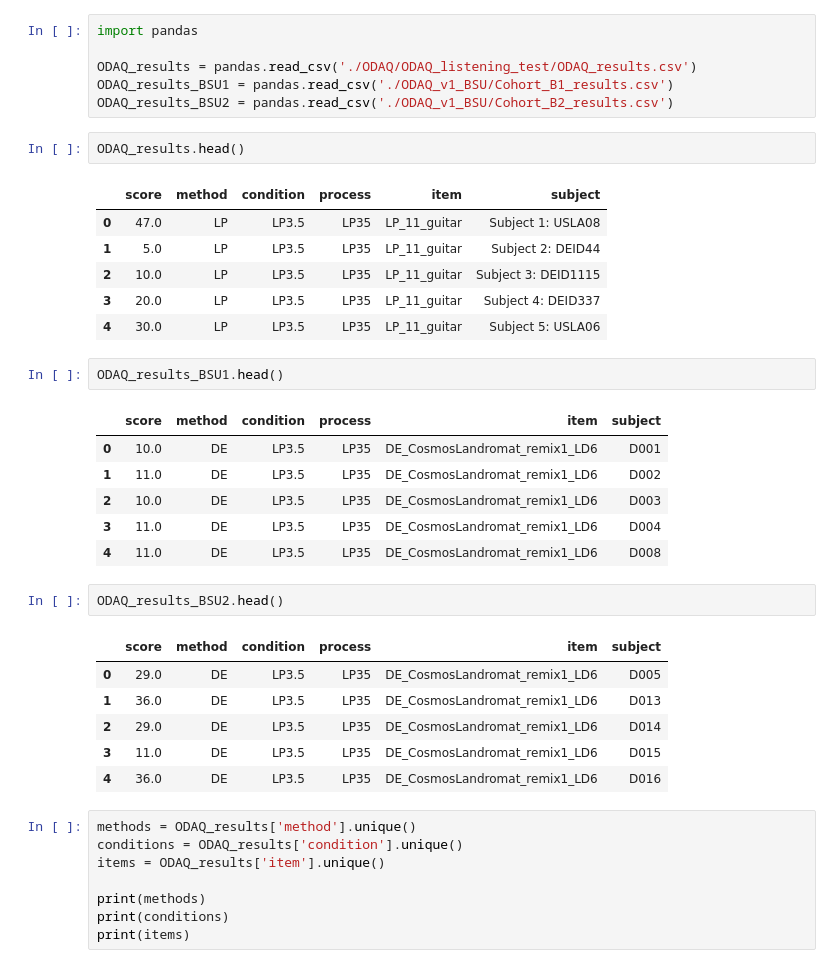
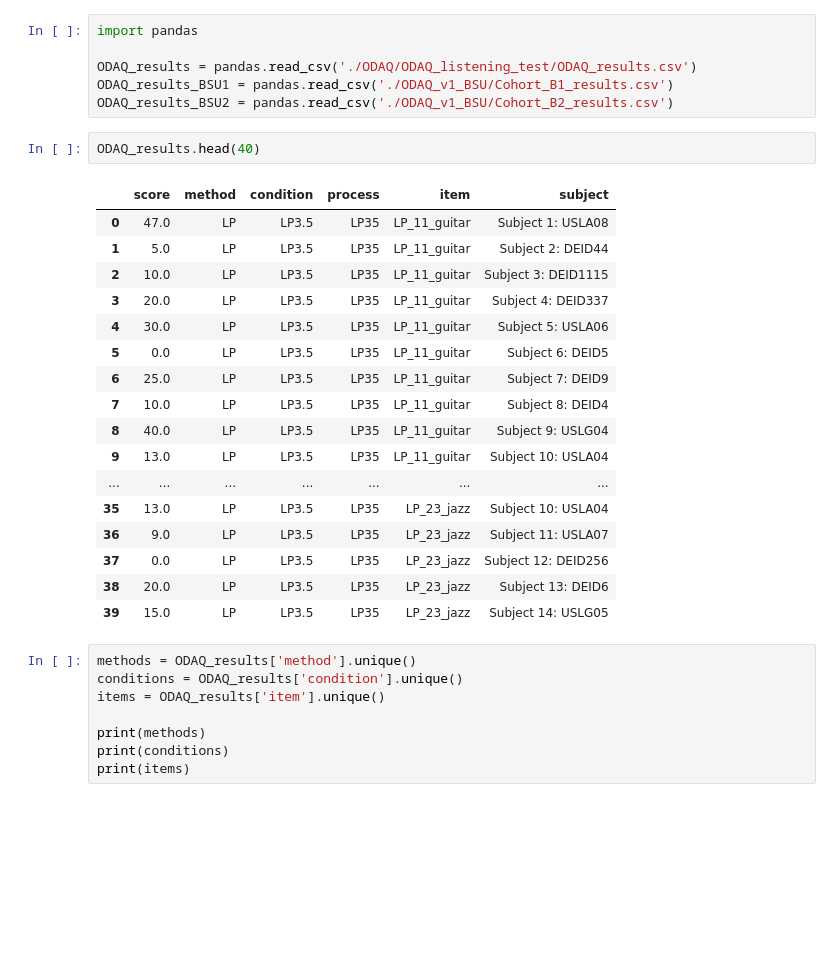
Before and after one commit to cjunwon/ODAQ-SDA, a Jupyter notebook: ODAQ_eda.ipynb, the cells around one changed output. Cells and saved outputs as stored; diff of their text form; blank space fills up the shorter version.

```diff
--- a/ODAQ_eda.ipynb
+++ b/ODAQ_eda.ipynb
@@ -5,32 +5,25 @@ ODAQ_results = pandas.read_csv('./ODAQ/ODAQ_listening_test/ODAQ_results.csv')
 ODAQ_results_BSU1 = pandas.read_csv('./ODAQ_v1_BSU/Cohort_B1_results.csv')
 ODAQ_results_BSU2 = pandas.read_csv('./ODAQ_v1_BSU/Cohort_B2_results.csv')
 # %%
-ODAQ_results.head()
+ODAQ_results.head(40)
 # %% [output]
 |  | score | method | condition | process | item | subject |
 | 0 | 47.0 | LP | LP3.5 | LP35 | LP_11_guitar | Subject 1: USLA08 |
 | 1 | 5.0 | LP | LP3.5 | LP35 | LP_11_guitar | Subject 2: DEID44 |
 | 2 | 10.0 | LP | LP3.5 | LP35 | LP_11_guitar | Subject 3: DEID1115 |
 | 3 | 20.0 | LP | LP3.5 | LP35 | LP_11_guitar | Subject 4: DEID337 |
 | 4 | 30.0 | LP | LP3.5 | LP35 | LP_11_guitar | Subject 5: USLA06 |
+| 5 | 0.0 | LP | LP3.5 | LP35 | LP_11_guitar | Subject 6: DEID5 |
+| 6 | 25.0 | LP | LP3.5 | LP35 | LP_11_guitar | Subject 7: DEID9 |
+| 7 | 10.0 | LP | LP3.5 | LP35 | LP_11_guitar | Subject 8: DEID4 |
+| 8 | 40.0 | LP | LP3.5 | LP35 | LP_11_guitar | Subject 9: USLG04 |
+| 9 | 13.0 | LP | LP3.5 | LP35 | LP_11_guitar | Subject 10: USLA04 |
+| ... | ... | ... | ... | ... | ... | ... |
+| 35 | 13.0 | LP | LP3.5 | LP35 | LP_23_jazz | Subject 10: USLA04 |
+| 36 | 9.0 | LP | LP3.5 | LP35 | LP_23_jazz | Subject 11: USLA07 |
+| 37 | 0.0 | LP | LP3.5 | LP35 | LP_23_jazz | Subject 12: DEID256 |
+| 38 | 20.0 | LP | LP3.5 | LP35 | LP_23_jazz | Subject 13: DEID6 |
+| 39 | 15.0 | LP | LP3.5 | LP35 | LP_23_jazz | Subject 14: USLG05 |
-# %%
-ODAQ_results_BSU1.head()
-# %% [output]
-|  | score | method | condition | process | item | subject |
-| 0 | 10.0 | DE | LP3.5 | LP35 | DE_CosmosLandromat_remix1_LD6 | D001 |
-| 1 | 11.0 | DE | LP3.5 | LP35 | DE_CosmosLandromat_remix1_LD6 | D002 |
-| 2 | 10.0 | DE | LP3.5 | LP35 | DE_CosmosLandromat_remix1_LD6 | D003 |
-| 3 | 11.0 | DE | LP3.5 | LP35 | DE_CosmosLandromat_remix1_LD6 | D004 |
-| 4 | 11.0 | DE | LP3.5 | LP35 | DE_CosmosLandromat_remix1_LD6 | D008 |
-# %%
-ODAQ_results_BSU2.head()
-# %% [output]
-|  | score | method | condition | process | item | subject |
-| 0 | 29.0 | DE | LP3.5 | LP35 | DE_CosmosLandromat_remix1_LD6 | D005 |
-| 1 | 36.0 | DE | LP3.5 | LP35 | DE_CosmosLandromat_remix1_LD6 | D013 |
-| 2 | 29.0 | DE | LP3.5 | LP35 | DE_CosmosLandromat_remix1_LD6 | D014 |
-| 3 | 11.0 | DE | LP3.5 | LP35 | DE_CosmosLandromat_remix1_LD6 | D015 |
-| 4 | 36.0 | DE | LP3.5 | LP35 | DE_CosmosLandromat_remix1_LD6 | D016 |
 # %%
 methods = ODAQ_results['method'].unique()
 conditions = ODAQ_results['condition'].unique()
```
Also changed, not shown: parts of 10 cells of this notebook, 4 other files.
